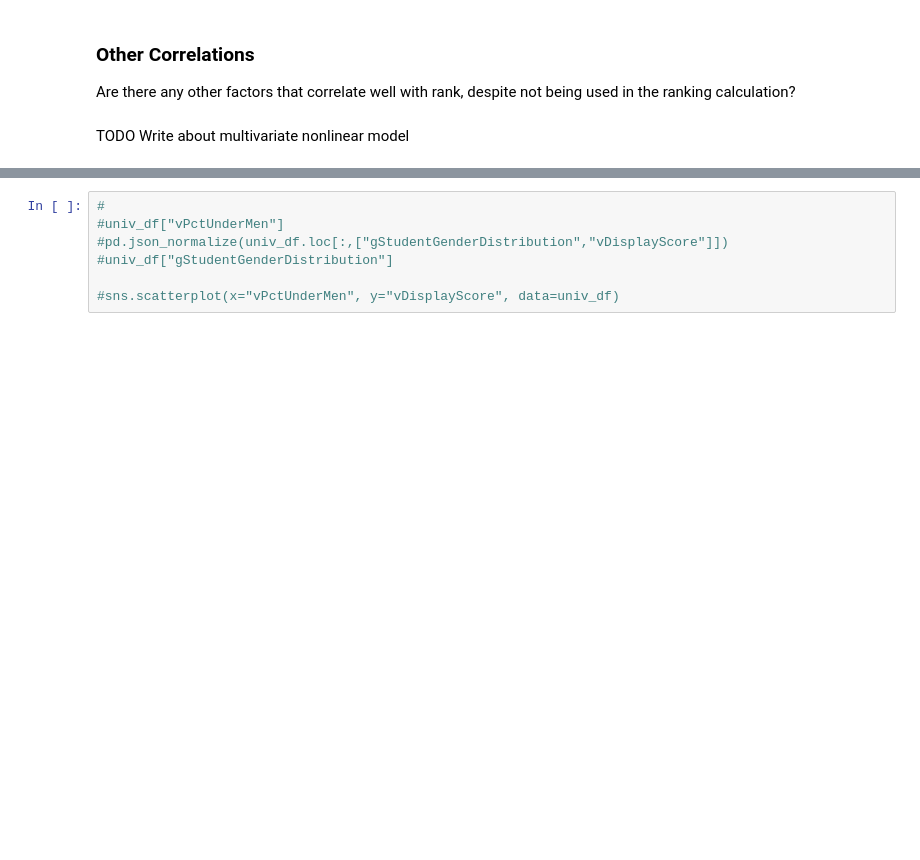
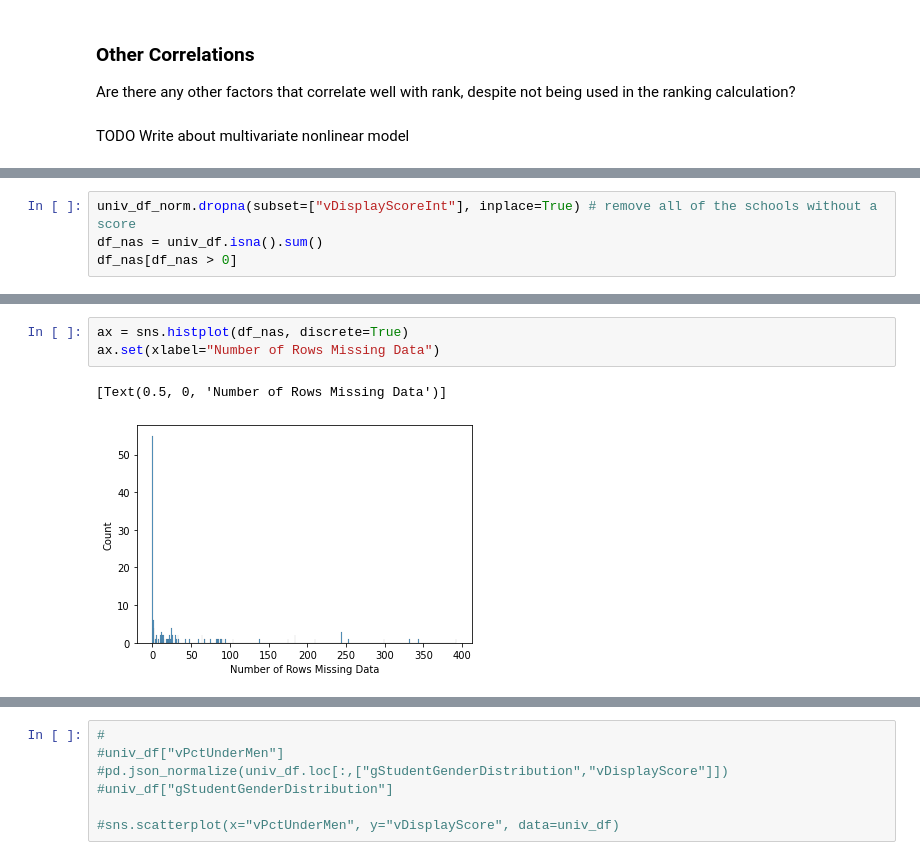
Before and after one commit to Aurathic/USNews-Colleges-Web-Scraper, a Jupyter notebook: python_web_scraper/web_scraping_2.ipynb, the cells around one changed output, grey strips where cells are left out. Saved outputs shown, nothing was run; the diff lists cells and outputs as text; blank space fills up the shorter version.

```diff
--- a/python_web_scraper/web_scraping_2.ipynb
+++ b/python_web_scraper/web_scraping_2.ipynb
@@ -359,0 +365,4 @@ If we want to regress against other data, the best values to use are those with
+# %%
+univ_df_norm.dropna(subset=["vDisplayScoreInt"], inplace=True) # remove all of the schools without a score
+df_nas = univ_df.isna().sum()
+df_nas[df_nas > 0]
@@ -359,0 +382,6 @@ If we want to regress against other data, the best values to use are those with
+# %%
+ax = sns.histplot(df_nas, discrete=True)
+ax.set(xlabel="Number of Rows Missing Data")
+# %% [output]
+[Text(0.5, 0, 'Number of Rows Missing Data')]
+[figure, added]
```
Also changed, not shown: parts of 19 cells of this notebook.
